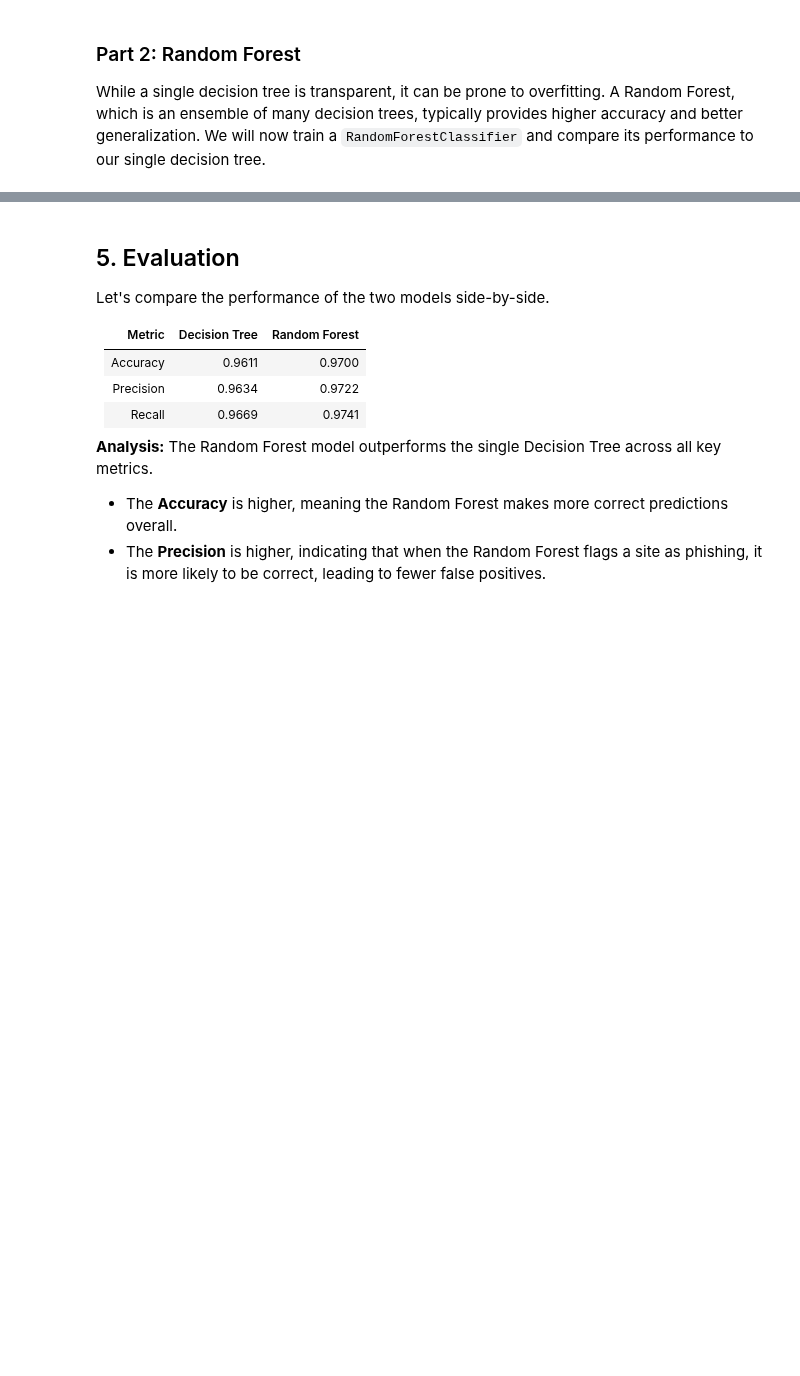
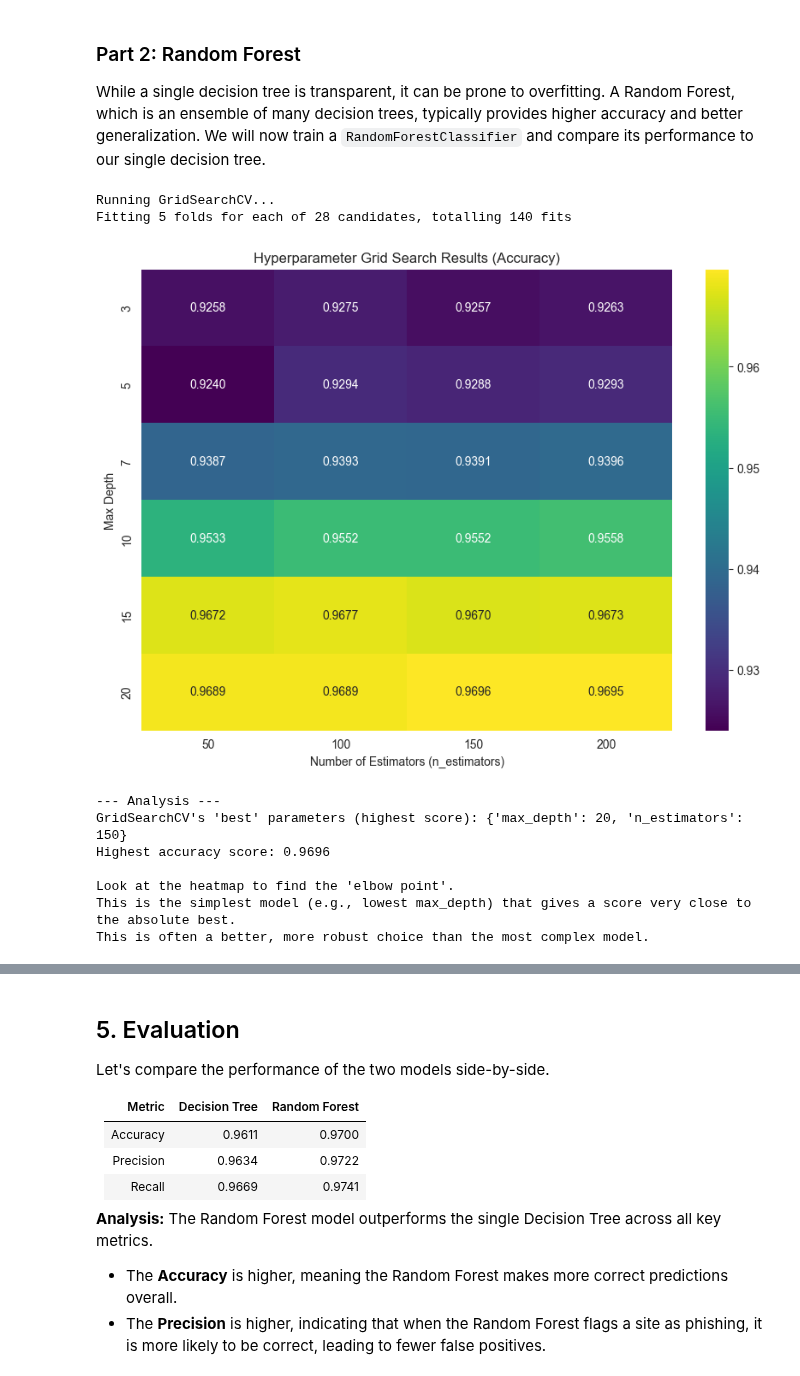
Before and after one commit to Itz-Ezu/DKKO_group6, a Jupyter notebook: dtrees_rforests/DTree_RForest.ipynb, the cells around one changed output, grey strips where cells are left out. Cells and saved outputs as stored; diff of their text form; code cells hidden in the pictures; blank space fills up the shorter version.

```diff
--- a/dtrees_rforests/DTree_RForest.ipynb
+++ b/dtrees_rforests/DTree_RForest.ipynb
@@ -284,6 +284,59 @@ Question: Does the domain name in the URL contain a hyphen (-)? (e.g., my-bank-o
 ### Part 2: Random Forest
 
 While a single decision tree is transparent, it can be prone to overfitting. A Random Forest, which is an ensemble of many decision trees, typically provides higher accuracy and better generalization. We will now train a `RandomForestClassifier` and compare its performance to our single decision tree.
+# %%
+import matplotlib.pyplot as plt
+import seaborn as sns
+import pandas as pd
+from sklearn.ensemble import RandomForestClassifier
+from sklearn.model_selection import GridSearchCV
+
+# 1. Define the base model
+rf_model = RandomForestClassifier(random_state = randomstate)
+
+# 2. Define the hyperparameter grid
+param_grid = {
+    'n_estimators': [50, 100, 150, 200],
+    'max_depth': [3, 5, 7, 10, 15, 20, None] # A good range from simple to complex
+}
+
+# 3. Set up and run the automated grid search
+grid_search = GridSearchCV(estimator=rf_model, param_grid=param_grid,
+                           cv=5, n_jobs=-1, verbose=1, scoring='accuracy')
+
+print("Running GridSearchCV...")
+grid_search.fit(X_train, y_train)
+
+# 4. Extract results into a pandas DataFrame
+results_df = pd.DataFrame(grid_search.cv_results_)
+
+# 5. Visualize the results
+# We will create a heatmap to see the interaction between the two hyperparameters.
+scores = results_df.pivot_table(index='param_max_depth', columns='param_n_estimators', values='mean_test_score')
+
+plt.figure(figsize=(10, 7))
+sns.heatmap(scores, annot=True, fmt=".4f", cmap="viridis")
+plt.title('Hyperparameter Grid Search Results (Accuracy)')
+plt.xlabel('Number of Estimators (n_estimators)')
+plt.ylabel('Max Depth')
+plt.show()
+
+
+# --- Print the conclusion ---
+print("\n--- Automated analysis ---")
+print(f"GridSearchCV's 'best' parameters (highest score): {grid_search.best_params_}")
+print(f"Highest accuracy score: {grid_search.best_score_:.4f}")
+# %% [output]
+Running GridSearchCV...
+Fitting 5 folds for each of 28 candidates, totalling 140 fits
+[figure, added]
+--- Analysis ---
+GridSearchCV's 'best' parameters (highest score): {'max_depth': 20, 'n_estimators': 150}
+Highest accuracy score: 0.9696
+
+Look at the heatmap to find the 'elbow point'.
+This is the simplest model (e.g., lowest max_depth) that gives a score very close to the absolute best.
+This is often a better, more robust choice than the most complex model.
 # %%
 from sklearn.ensemble import RandomForestClassifier
 from sklearn.metrics import accuracy_score, confusion_matrix, classification_report
```
Also changed, not shown: parts of 1 cell of this notebook.
